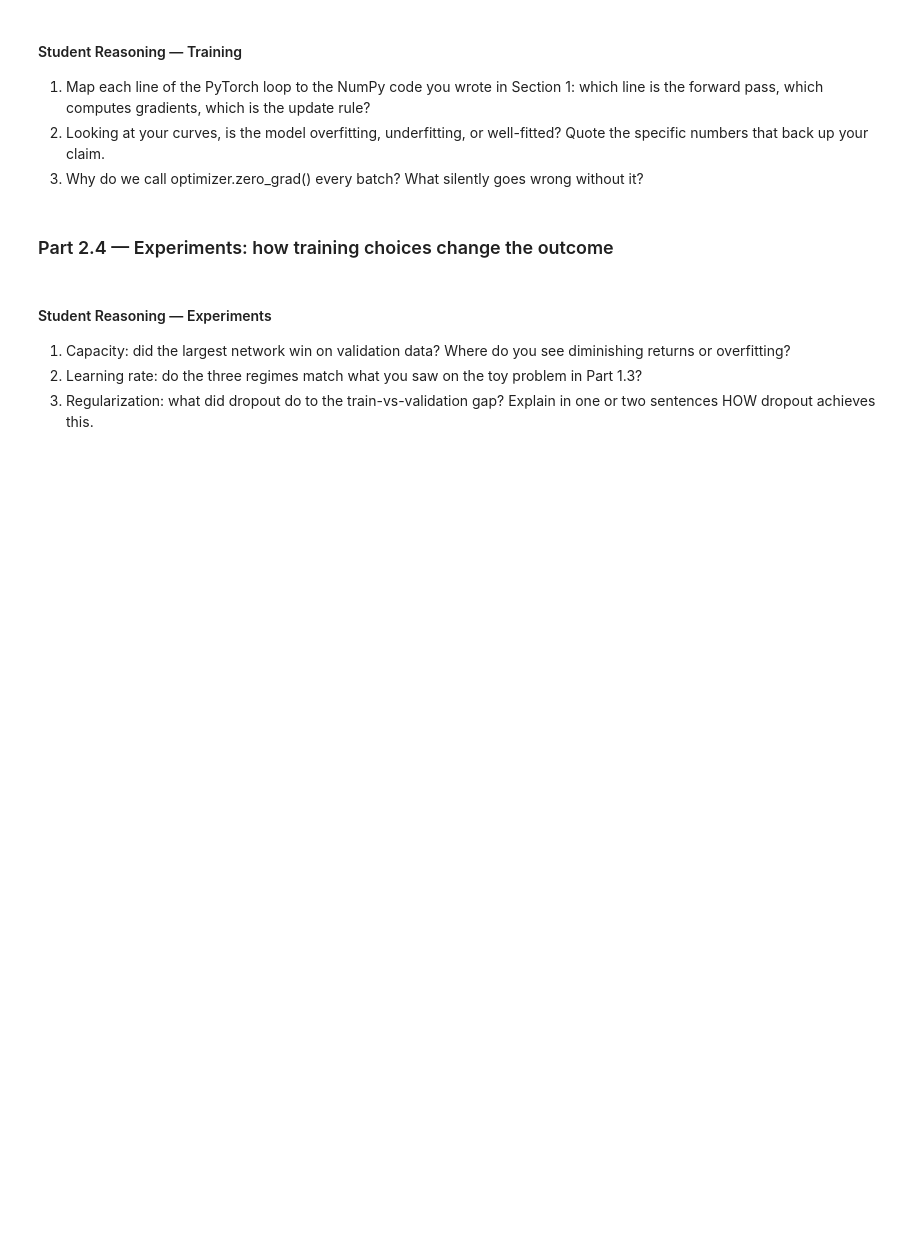
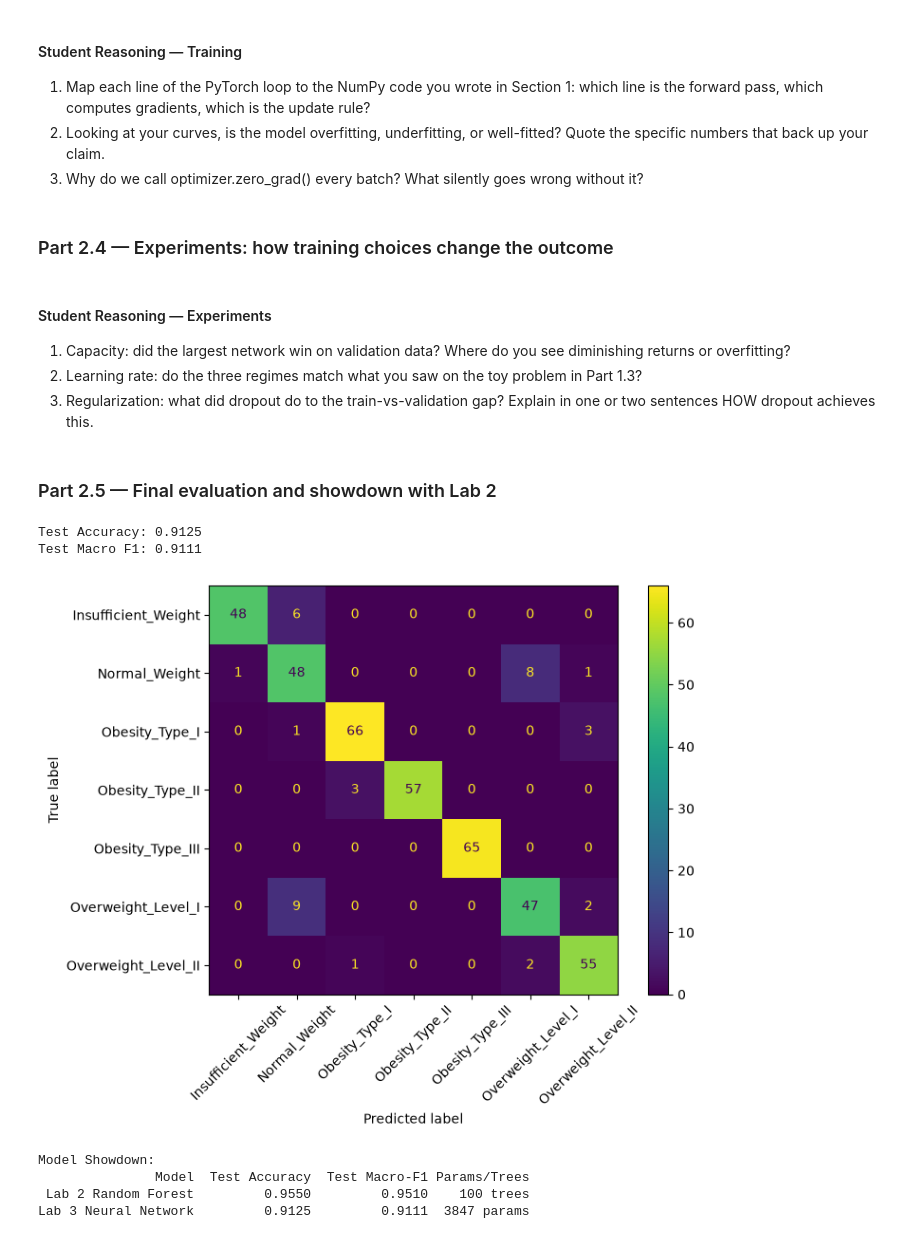
Before and after one commit to Blaise101/Blaise_Izerimana_Lab3, a Jupyter notebook: Lab_3.ipynb, the cells around one changed output. Drawn from its saved outputs; the diff is of its cells as text; code cells hidden in the pictures; blank space fills up the shorter version.

Commit message:
Part 2.5 - Final evaluation and showdown with Lab 2

```diff
--- a/Lab_3.ipynb
+++ b/Lab_3.ipynb
@@ -523,3 +523,49 @@ exp_c_drop   = train_experiment((256, 128, 64), dropout=0.3)
 1. Capacity: did the largest network win on validation data? Where do you see diminishing returns or overfitting?
 2. Learning rate: do the three regimes match what you saw on the toy problem in Part 1.3?
 3. Regularization: what did dropout do to the train-vs-validation gap? Explain in one or two sentences HOW dropout achieves this.
+# %% [markdown]
+### Part 2.5 — Final evaluation and showdown with Lab 2
+# %%
+# TODO: Load your best configuration's weights; model.eval().
+model.load_state_dict(torch.load("ffn_best.pt"))
+model.eval()
+
+# TODO: Report test ACCURACY and MACRO-F1 from sklearn.metrics import accuracy_score, f1_score, classification_report
+y_preds, y_trues = [], []
+with torch.no_grad():
+    for xb, yb in test_loader:
+        logits = model(xb.to(DEVICE))
+        y_preds.extend(logits.argmax(dim=1).cpu().numpy())
+        y_trues.extend(yb.numpy())
+
+acc = accuracy_score(y_trues, y_preds)
+f1 = f1_score(y_trues, y_preds, average="macro")
+
+print(f"Test Accuracy: {acc:.4f}")
+print(f"Test Macro F1: {f1:.4f}")
+
+# TODO: Confusion matrix for the test set with the 7 class names from sklearn.metrics import ConfusionMatrixDisplay
+fig, ax = plt.subplots(figsize=(8, 6))
+ConfusionMatrixDisplay.from_predictions(
+    y_trues, y_preds, display_labels=target_le.classes_, xticks_rotation=45, ax=ax
+)
+plt.tight_layout()
+plt.show()
+
+# TODO: Build a small comparison table (a pandas DataFrame is fine):
+#   rows = [your best Lab 2 classifier, this neural network]
+#   cols = [test accuracy, test macro-F1, training time, number of parameters/trees]
+comparison_df = pd.DataFrame([
+    {"Model": "Lab 2 Random Forest", "Test Accuracy": 0.9550, "Test Macro-F1": 0.9510, "Params/Trees": "100 trees"},
+    {"Model": "Lab 3 Neural Network", "Test Accuracy": round(acc, 4), "Test Macro-F1": round(f1, 4), "Params/Trees": f"{total_params} params"}
+])
+print("\nModel Showdown:")
+print(comparison_df.to_string(index=False))
+# %% [output]
+Test Accuracy: 0.9125
+Test Macro F1: 0.9111
+[figure, added]
+Model Showdown:
+               Model  Test Accuracy  Test Macro-F1 Params/Trees
+ Lab 2 Random Forest         0.9550         0.9510    100 trees
+Lab 3 Neural Network         0.9125         0.9111  3847 params
```
Also changed, not shown: parts of 1 cell of this notebook.
